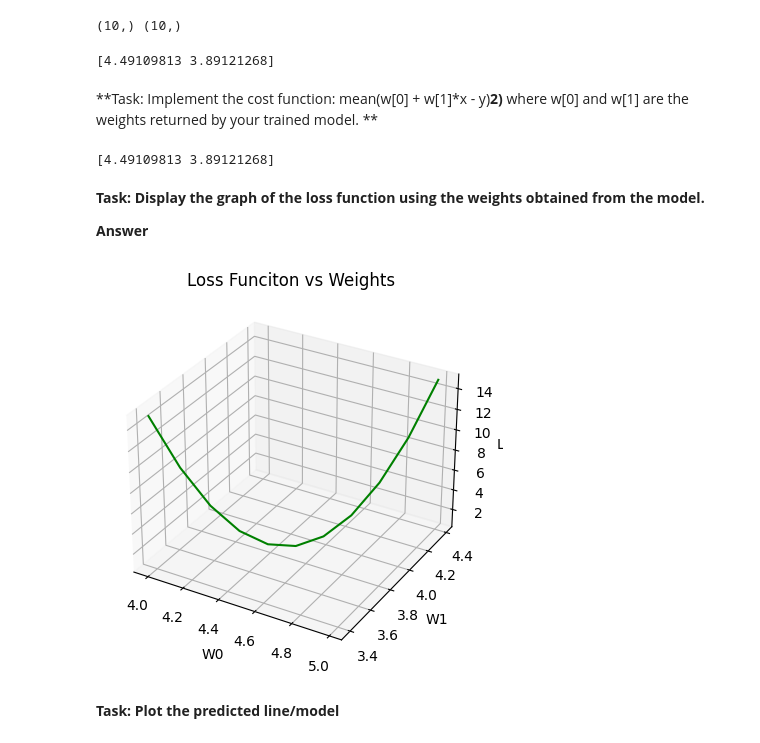
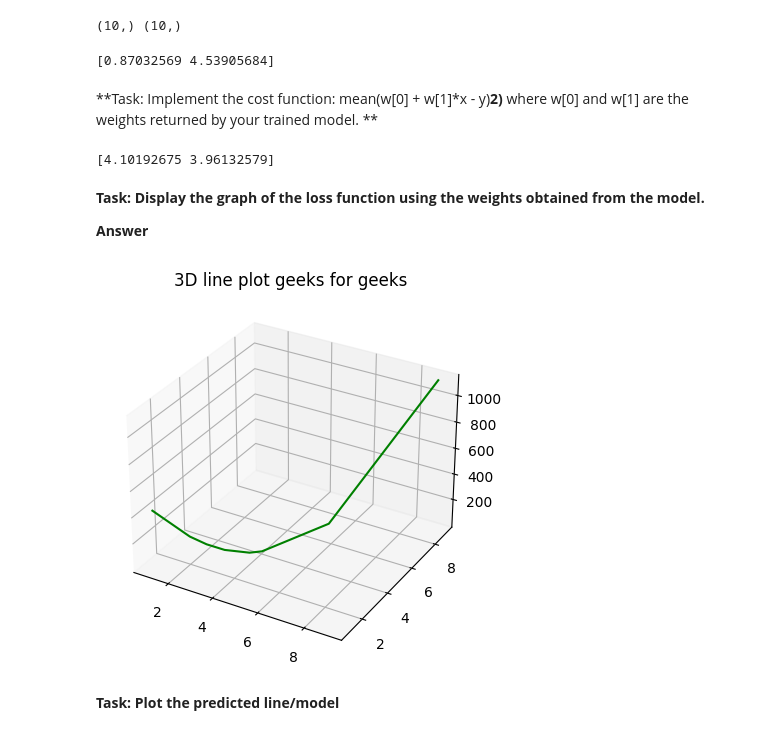
Before and after one commit to snehithjk/CSC-570, a Jupyter notebook: CSC 570/Lab3/Assignment3_LinearRegression-1.ipynb, the cells around one changed output. Saved outputs shown, nothing was run; the diff lists cells and outputs as text; code cells hidden in the pictures.

Commit message:
Revert "Add more data points for loss function plot"
This reverts commit 0bd8c31e5e82ba5b1495267823fdee0f6e627b75.

```diff
--- a/CSC 570/Lab3/Assignment3_LinearRegression-1.ipynb
+++ b/CSC 570/Lab3/Assignment3_LinearRegression-1.ipynb
@@ -39,72 +39,60 @@ class LinearRegression:
         return  self.X_mat.dot(self.weights)
 
 
+    def y_hat_other(self, X_new) -> Array:
+        X_mat1 = np.vstack((np.ones(len(X_new)), X_new)).T
+        return  X_mat1.dot(self.weights)
+
 
 model = LinearRegression(X, Y)
 model.fit()
 y_hat = (model.y_hat())
+# print(len((model.X_mat[0])))
 print(model.weights)
 # %% [output]
-[4.49109813 3.89121268]
+[0.87032569 4.53905684]
 # %% [markdown]
 **Task: Implement the cost function: mean(w[0] + w[1]*x - y)**2)** where w[0] and w[1] are the weights returned by your trained model. **
 # %%
-diff  = y_hat - Y
-loss = 0
+# diff  = y_hat - Y
+# loss = 0
 
-for i in diff:
-    loss += (i*i)
+# for i in diff:
+#     loss += (i*i)
 
 
-mean_loss = loss/len(diff)
+# mean_loss = loss/len(diff)
 
-# print(mean_loss)
-print(model.weights)
+# # print(mean_loss)
+# print(model.weights)
+
+random_weights = [[1,1], [2,2], [2.5, 2.4], [3, 2.9], [3.7, 3.6], model.weights, [6,5.8], [9,8.9]]
 # %% [output]
-[4.49109813 3.89121268]
+[4.10192675 3.96132579]
 # %% [markdown]
 **Task: Display the graph of the loss function using the weights obtained from the model.**
 
 **Answer**
 # %%
-from collections import deque
 import matplotlib.pyplot as plt
-from numpy import arange
-
-
-random_weights =  deque([model.weights])
-for i in arange(0.1,0.6,0.1):
-    w0 = model.weights[0]
-    w1 = model.weights[1]
-    random_weights.appendleft([w0-i, w1-i])
-    random_weights.append([w0+i, w1+i])
-
-
 
 
 losses = []
 for i in random_weights:
     diff  = model.X_mat.dot(i) - Y
     sq = diff ** 2
     mse = ((diff)**2).mean(axis=0)
     losses.append(mse)
 
-
-
-
 ax = plt.axes(projection ='3d')
-
-ax.set_xlabel('W0')
-ax.set_ylabel('W1')
-ax.set_zlabel('Loss');
 w0 = list(zip(*random_weights))[0]
 w1 = list(zip(*random_weights))[1]
 
 ax.plot3D(w0, w1, losses, 'green')
-ax.set_title('Loss Funciton vs Weights')
+ax.set_title('3D line plot geeks for geeks')
 plt.show()
 # %% [output]
-[figure, old version]
+[figure, new version]
 # %% [markdown]
 **Task: Plot the predicted line/model**
 # %% [markdown]
```
Also changed, not shown: parts of 1 cell of this notebook.
